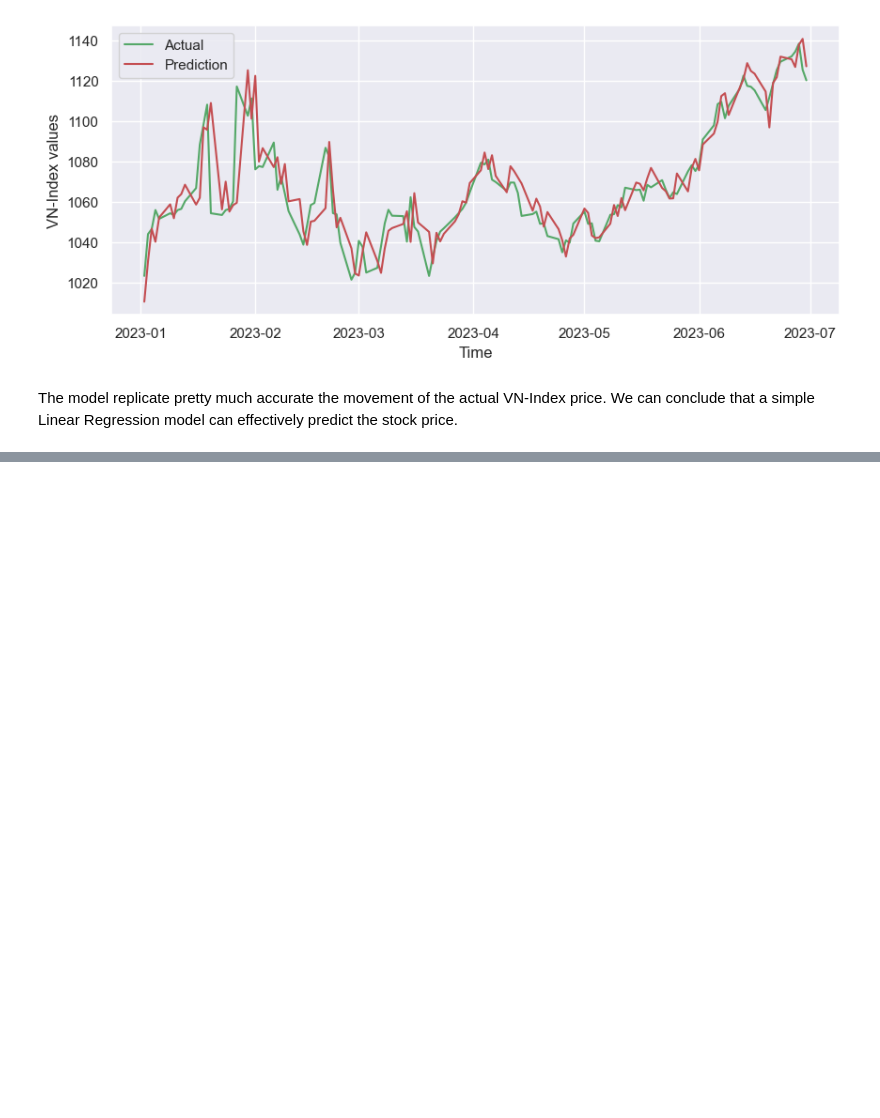
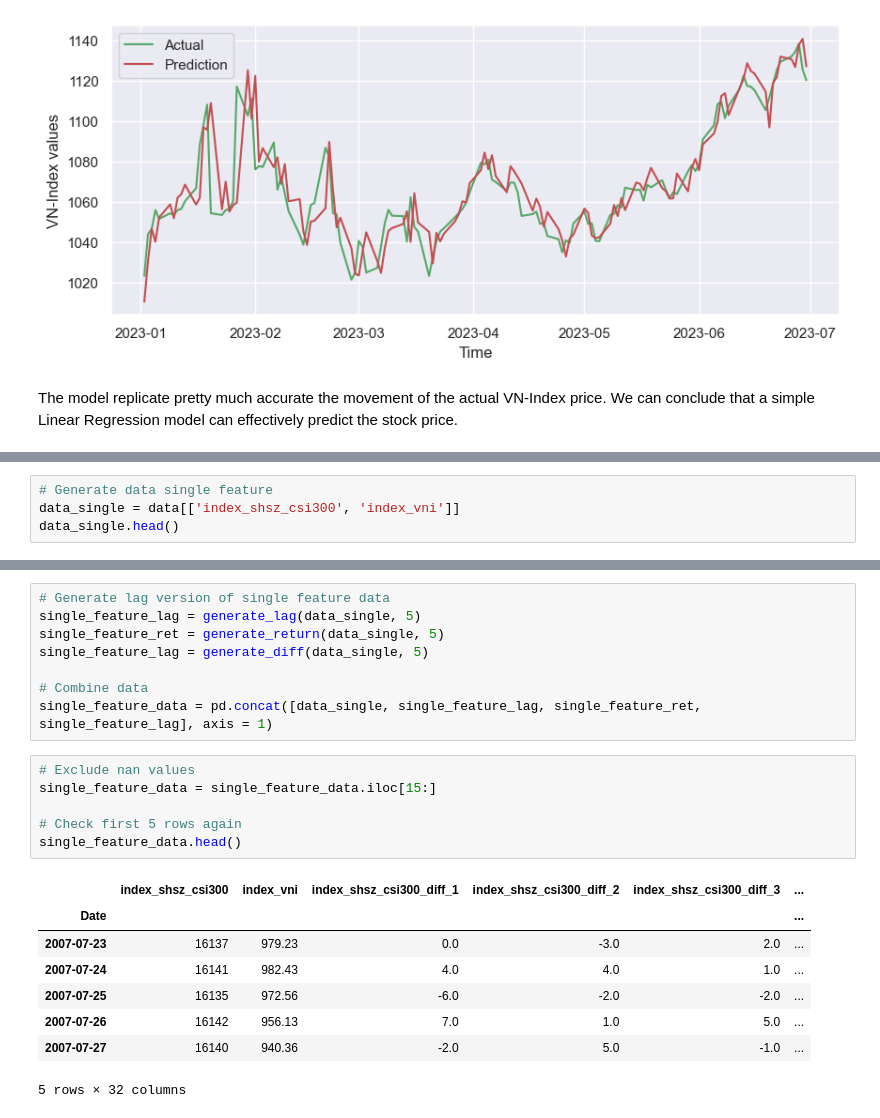
Before and after one commit to DuyDoanLearning/stock_market_prediction_MachineLearning_and_LSTM, a Jupyter notebook: 2. ML Models/ML Models - Regression_18.8 - No log diff.ipynb, the cells around one changed output, grey strips where cells are left out. Drawn from its saved outputs; the diff is of its cells as text; blank space fills up the shorter version.

```diff
--- a/2. ML Models/ML Models - Regression_18.8 - No log diff.ipynb
+++ b/2. ML Models/ML Models - Regression_18.8 - No log diff.ipynb
@@ -611,0 +886,4 @@ The model replicate pretty much accurate the movement of the actual VN-Index pri
+# %%
+# Generate data single feature
+data_single = data[['index_shsz_csi300', 'index_vni']]
+data_single.head()
@@ -611,0 +959,23 @@ The model replicate pretty much accurate the movement of the actual VN-Index pri
+# %%
+# Generate lag version of single feature data
+single_feature_lag = generate_lag(data_single, 5)
+single_feature_ret = generate_return(data_single, 5)
+single_feature_lag = generate_diff(data_single, 5)
+
+# Combine data
+single_feature_data = pd.concat([data_single, single_feature_lag, single_feature_ret, single_feature_lag], axis = 1)
+# %%
+# Exclude nan values
+single_feature_data = single_feature_data.iloc[15:]
+
+# Check first 5 rows again
+single_feature_data.head()
+# %% [output]
+|  | index_shsz_csi300 | index_vni | index_shsz_csi300_diff_1 | index_shsz_csi300_diff_2 | index_shsz_csi300_diff_3 | ... |
+| Date |  |  |  |  |  | ... |
+| 2007-07-23 | 16137 | 979.23 | 0.0 | -3.0 | 2.0 | ... |
+| 2007-07-24 | 16141 | 982.43 | 4.0 | 4.0 | 1.0 | ... |
+| 2007-07-25 | 16135 | 972.56 | -6.0 | -2.0 | -2.0 | ... |
+| 2007-07-26 | 16142 | 956.13 | 7.0 | 1.0 | 5.0 | ... |
+| 2007-07-27 | 16140 | 940.36 | -2.0 | 5.0 | -1.0 | ... |
+5 rows × 32 columns
```
Also changed, not shown: parts of 36 cells of this notebook.
